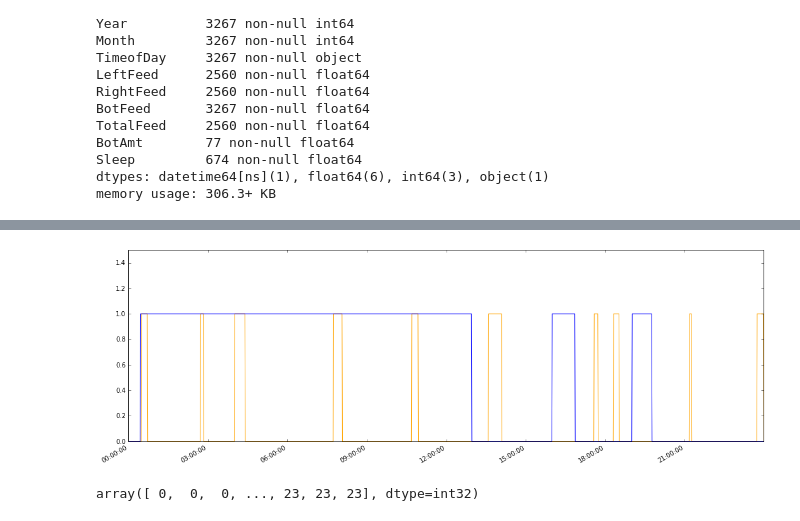
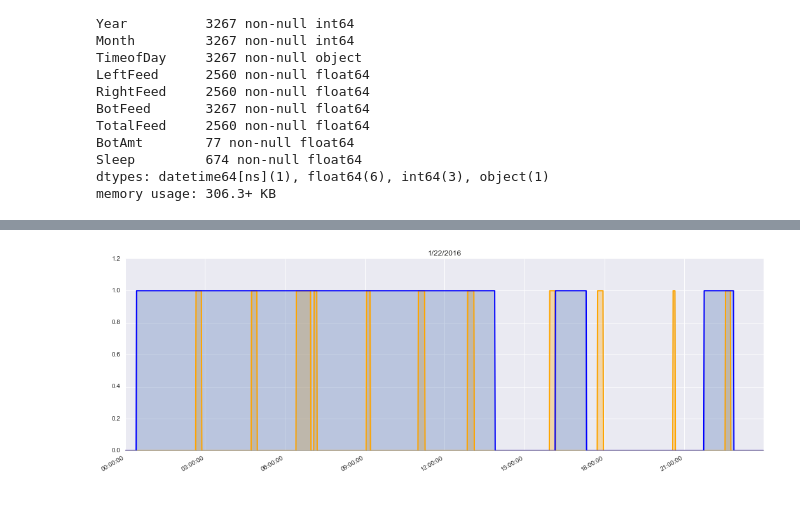
Before and after one commit to randirl17/FeedingTimes, a Jupyter notebook: Day24hr.ipynb, the cells around one changed output, grey strips where cells are left out. Saved outputs shown, nothing was run; the diff lists cells and outputs as text; code cells hidden in the pictures.

Commit message:
total and monthly eat/sleep patterns

```diff
--- a/Day24hr.ipynb
+++ b/Day24hr.ipynb
@@ -53,5 +46,9 @@ ts.head()
 # %%
-date = '1/21/2016'
-parsed = datetime.datetime.strptime(date,'%m/%d/%Y')
-jun21 = pd.date_range(date, periods=1440, freq='min')
-ts = pd.DataFrame(np.zeros((len(jun21),2)),columns=['Eat','Sleep'],index=jun21)
+#creating dummy df
+date = '1/22/2016'
+#for date string listed, parse into dt format
+parsed = dt.datetime.strptime(date,'%m/%d/%Y')
+#create date range for index
+dateind = pd.date_range(date, periods=1440, freq='min')
+
+ts = pd.DataFrame(np.zeros((len(dateind),2)),columns=['Eat','Sleep'],index=dateind)
@@ -112,17 +92,35 @@ s
+# %%
+#cleaner new way to do it
+for i,dtinfo in enumerate(df.time):
+    if dtinfo.date() == parsed.date():
+        eatsleep = ''
+        if df.TotalFeed[i] > 0:
+            eatsleep = 'e'
+            intmin = int(df.TotalFeed[i])#don't care about seconds
+            endtime = dtinfo + dt.timedelta(minutes = intmin)
+        if df.Sleep[i] > 0:
+            eatsleep = 's'
+            inthrs = int(df.Sleep[i])
+            intmin = int((df.Sleep[i]-inthrs)*60)
+            endtime = dtinfo + dt.timedelta(hours = inthrs, minutes = intmin)
+        for j,timebymin in enumerate(ts.index):
+            if dtinfo.time() < timebymin.time() and timebymin.time() <= endtime.time():
+                if eatsleep == 'e':
+                    ts.Eat[j] = 1
+                if eatsleep == 's':
+                    ts.Sleep[j] = 1
 # %%
 fig = plt.figure(figsize=(18,6))
 ax = fig.add_subplot(111)
-ax.plot(ts.index,ts.Eat,'orange')
-ax.plot(ts.index,ts.Sleep,'b')
-ax.set_ylim(0,1.5)
-ax.set_title
+ax.plot(ts.index,ts.Eat,'orange',linewidth=2)
+ax.fill_between(ts.index, 0, ts.Eat,alpha=0.3,facecolor='orange')
+ax.plot(ts.index,ts.Sleep,'b',linewidth=2)
+ax.fill_between(ts.index,0, ts.Sleep,alpha=0.3)
+ax.set_ylim(0,1.2)
+ax.set_title(date)
 fig.autofmt_xdate()
 # %% [output]
-[figure, old version]
+[figure, new version]
-# %%
-ts.index.hour
-# %% [output]
-array([ 0,  0,  0, ..., 23, 23, 23], dtype=int32)
 # %%
 #eventually...
 ts.resample('5min',how='sum',closed='left',label='left')
```
Also changed, not shown: parts of 24 cells of this notebook.
